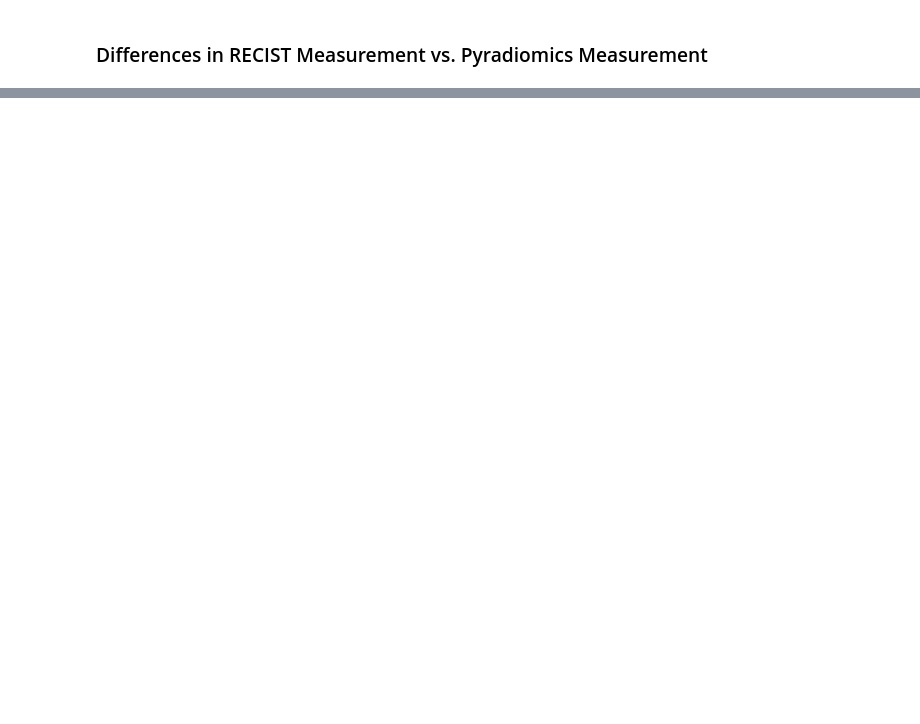
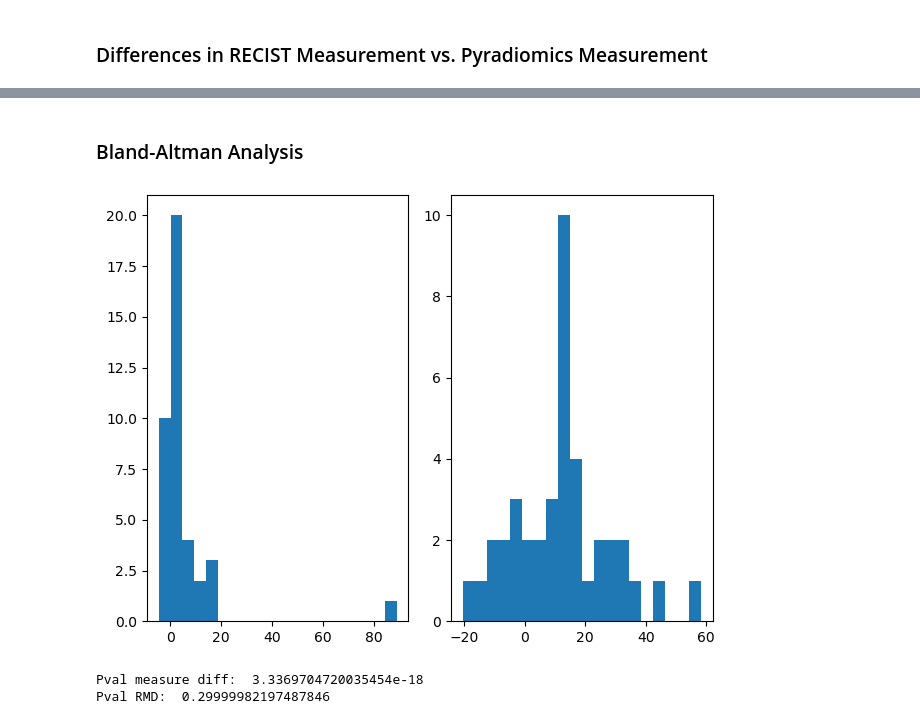
Before and after one commit to bhklab/recist-vs-reality, a Jupyter notebook: workflow/notebooks/recist_vs_pyrad_visuals.ipynb, the cells around one changed output, grey strips where cells are left out. Drawn from its saved outputs; the diff is of its cells as text; code cells hidden in the pictures; blank space fills up the shorter version.

Commit message:
feat: add Bland-Altman plotting

```diff
--- a/workflow/notebooks/recist_vs_pyrad_visuals.ipynb
+++ b/workflow/notebooks/recist_vs_pyrad_visuals.ipynb
@@ -164,0 +165,22 @@ np.float64(12.336274783878272)
+# %% [markdown]
+### Bland-Altman Analysis
+# %%
+#Check normality of both differences
+from scipy.stats import normaltest
+#Plot histograms
+fig, axs = plt.subplots(1, 2, tight_layout = True)
+
+axs[0].hist(pyrad_ann_df["MeasurementDiff"], bins = 20)
+axs[1].hist(pyrad_ann_df["RelativeMeasurementDiff"], bins = 20)
+
+plt.show()
+
+stat_md, p_md = normaltest(pyrad_ann_df["MeasurementDiff"])
+stat_rmd, p_rmd = normaltest(pyrad_ann_df["RelativeMeasurementDiff"])
+
+print("Pval measure diff: ", p_md)
+print("Pval RMD: ", p_rmd)
+# %% [output]
+[figure, added]
+Pval measure diff:  3.3369704720035454e-18
+Pval RMD:  0.29999982197487846
```
Also changed, not shown: parts of 8 cells of this notebook.
